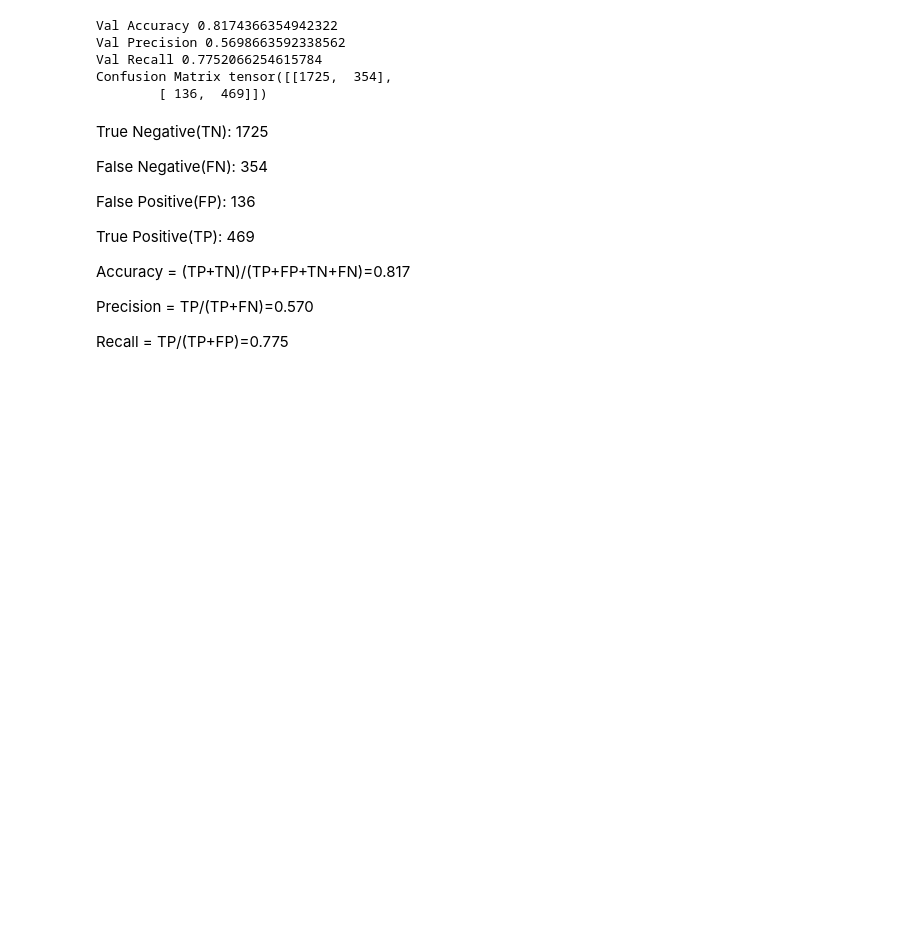
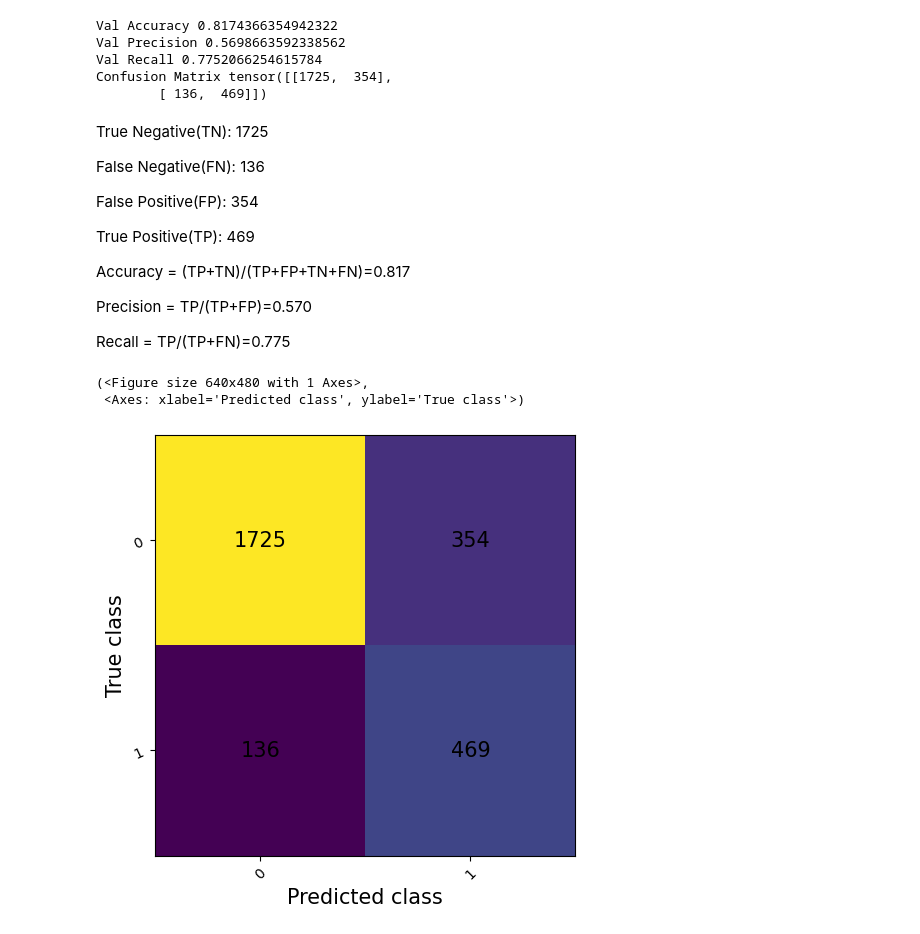
Before and after one commit to cyuanfan/Pneumonia_Classification, a Jupyter notebook: 2_Train.ipynb, the cells around one changed output. Drawn from its saved outputs; the diff is of its cells as text; code cells hidden in the pictures; blank space fills up the shorter version.

Commit message:
Revise: Revised mistakes at compute Precision and Recall; Update: Add code to plot confusion matrix

```diff
--- a/2_Train.ipynb
+++ b/2_Train.ipynb
@@ -204,14 +204,23 @@ Confusion Matrix tensor([[1725,  354],
 # %% [markdown]
 True Negative(TN): 1725
 
-False Negative(FN): 354
+False Negative(FN): 136
 
-False Positive(FP): 136
+False Positive(FP): 354
 
 True Positive(TP): 469
 
 Accuracy = (TP+TN)/(TP+FP+TN+FN)=0.817
 
-Precision = TP/(TP+FN)=0.570
+Precision = TP/(TP+FP)=0.570
 
-Recall = TP/(TP+FP)=0.775
+Recall = TP/(TP+FN)=0.775
+# %%
+cm2 = torchmetrics.ConfusionMatrix(task="binary", num_classes=2)
+for i in range(len(val_dataset)):
+    cm2.update(preds[i], labels[i])
+cm2.plot()
+# %% [output]
+(<Figure size 640x480 with 1 Axes>,
+ <Axes: xlabel='Predicted class', ylabel='True class'>)
+[figure, added]
```
Also changed, not shown: parts of 1 cell of this notebook.
